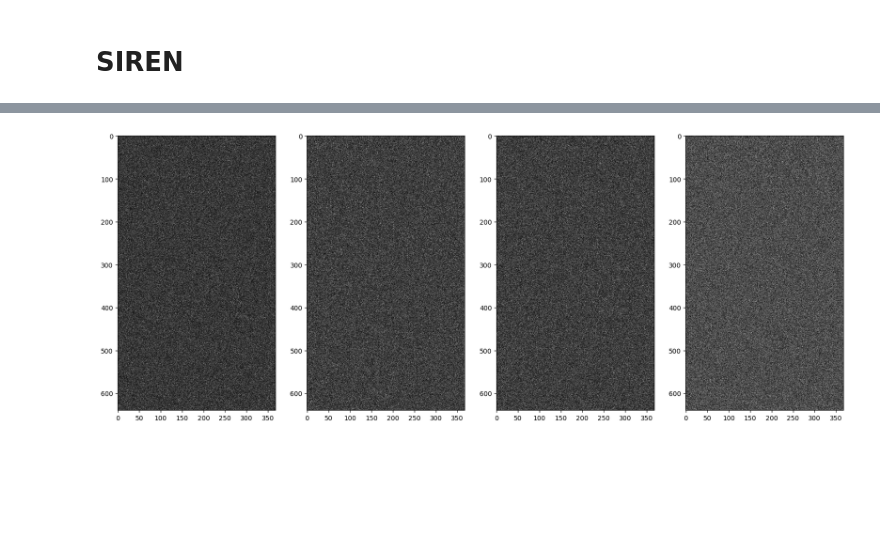
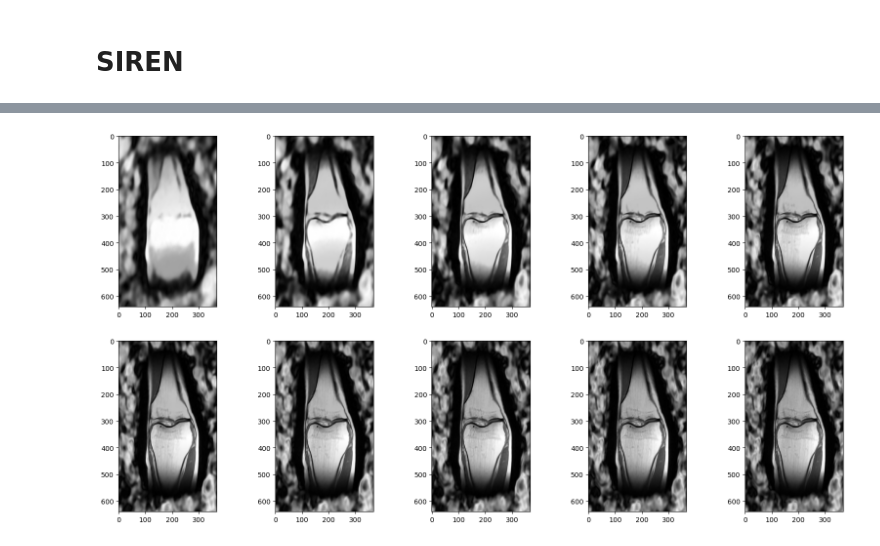
Before and after one commit to gRox167/ese5934_project, a Jupyter notebook: framework.ipynb, the cells around one changed output, grey strips where cells are left out. Saved outputs shown, nothing was run; the diff lists cells and outputs as text; code cells hidden in the pictures; blank space fills up the shorter version.

```diff
--- a/framework.ipynb
+++ b/framework.ipynb
@@ -9,7 +9,7 @@ os.environ["BART_TOOLBOX_PATH"] = "/Users/chunxuguo/bart"
 
 import torch
 import torchopt
-from einops import rearrange
+from einops import rearrange, reduce
 from fastmri import complex_abs
 from fastmri.data import mri_data, subsample, transforms
 
@@ -18,13 +18,17 @@ from ese5934_project.models.operators import ForwardModel, MaskedForwardModel
 from ese5934_project.tasks.mri_reconstruction_2d import reconstruct
 
 # Create a mask function
-mask_func = subsample.RandomMaskFunc(center_fractions=[0.08], accelerations=[4])
+mask_func = subsample.RandomMaskFunc(center_fractions=[0.08], accelerations=[1])
 
 
 def data_transform(kspace, mask, target, data_attributes, filename, slice_num):
     # Transform the data into appropriate format
     # Here we simply mask the k-space and return the result
-    kspace = transforms.to_tensor(kspace)
+    kspace = transforms.to_tensor(kspace * 1e5)
+    mean = reduce(kspace, "ch h w complex-> () () complex", "mean")
+    std = reduce(kspace, "ch h w complex-> () () complex", torch.std)
+    print(mean, std)
+    print(mean.shape, std.shape)
     masked_kspace, mask, num_low_frequencies = transforms.apply_mask(kspace, mask_func)
     csm = transforms.to_tensor(espirit_csm_estimation(kspace, num_low_frequencies))
     # kspace = kspace
@@ -32,7 +36,7 @@ def data_transform(kspace, mask, target, data_attributes, filename, slice_num):
     # csm = csm
     # mask = rearrange(mask, "() () w ()-> () () w")
     csm = rearrange(csm, "() h w ch complex-> ch h w complex")
-    return kspace, masked_kspace, mask, csm
+    return kspace, (mean, std), masked_kspace, mask, csm
 
 
 dataset = mri_data.SliceDataset(
@@ -48,7 +51,7 @@ The autoreload extension is already loaded. To reload it, use:
 # %%
 from ese5934_project.models.GridField import Grid
 
-field = Grid((640, 368))
 optimizer = torchopt.adam(lr=0.001)
-kspace, masked_kspace, mask, csm = dataset[15]
+kspace, (mean, std), masked_kspace, mask, csm = dataset[15]
+field = Grid((640, 368), mean, std)
 # %% [output]
@@ -99,17 +103,22 @@ for i, image in enumerate(image_list):
 # %%
 from ese5934_project.models.SIREN import Siren, get_coordinates
 
+device = torch.device("mps")
 size = (640, 368)
 coords = get_coordinates(size)
+kspace, (mean, std), masked_kspace, mask, csm = dataset[15]
 field = Siren(
     size,
+    mean.to(device),
+    std.to(device),
     in_features=2,
     out_features=2,
-    hidden_features=256,
+    hidden_features=128,
     hidden_layers=3,
     outermost_linear=True,
 )
-optimizer = torchopt.adam(lr=0.01)
-kspace, masked_kspace, mask, csm = dataset[15]
-device = torch.device("mps")
+optimizer = torchopt.adamw(lr=1e-3)
+# 1e-4 1.092077389
+# 1e-3 0.09540542
+# 1e-2
 # %% [output]
@@ -122,7 +133,7 @@ params, image_list = reconstruct(
     csm,
     mask,
     optimizer=optimizer,
-    iterations=400,
+    iterations=1000,
     device=device,
 )
 # %% [output]
@@ -130,10 +157,10 @@ iteration 1, loss: 453.20880126953125
 # %%
 import matplotlib.pyplot as plt
 
 # there are 20 images in the list,
 # we want to plot them in a grid of 4x5
-fig, axs = plt.subplots(1, 4, figsize=(20, 10))
+fig, axs = plt.subplots(4, 5, figsize=(20, 10))
 for i, image in enumerate(image_list):
-    axs[i % 5].imshow(complex_abs(image), cmap="gray")
+    axs[i // 5, i % 5].imshow(complex_abs(image), cmap="gray")
 # %% [output]
-[figure, old version]
+[figure, new version]
```
Also changed, not shown: parts of 4 cells of this notebook, 3 other files.
